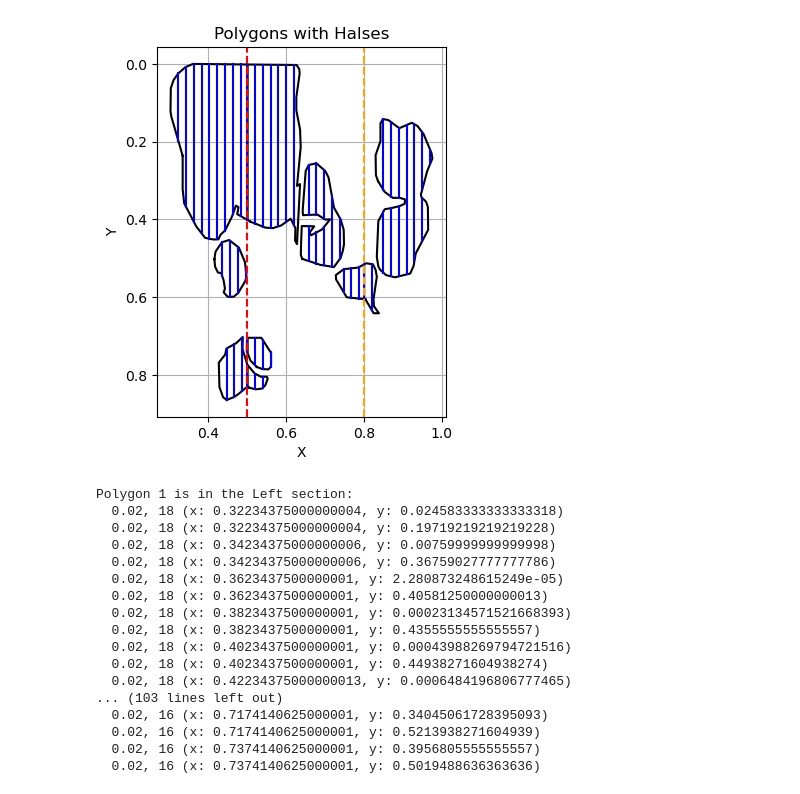
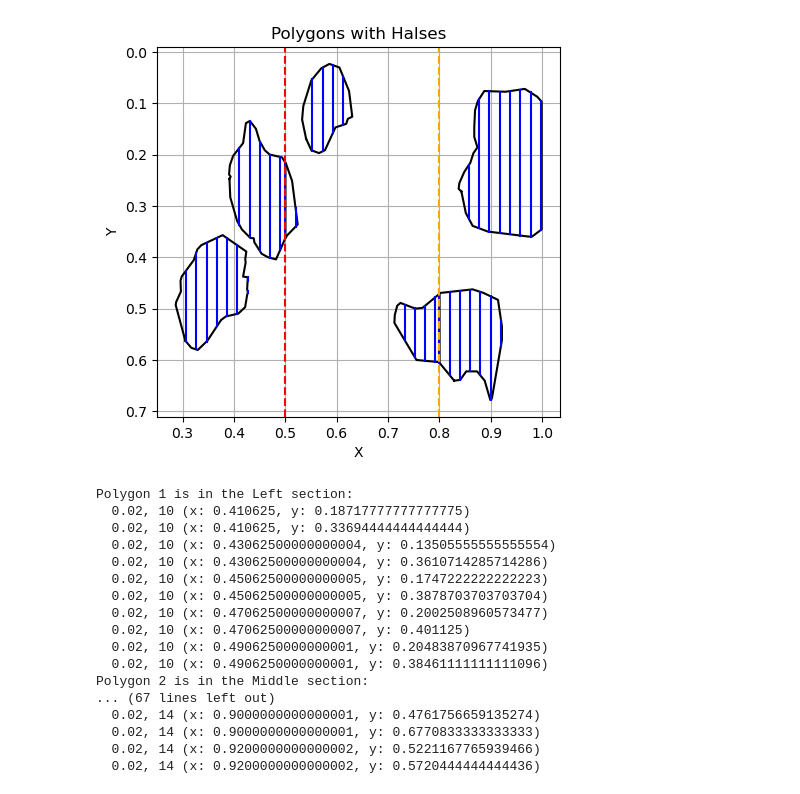
Before and after one commit to Henkanofu/NN_gals, a Jupyter notebook: galsold.ipynb, the cells around one changed output. Cells and saved outputs as stored; diff of their text form; code cells hidden in the pictures.

```diff
--- a/galsold.ipynb
+++ b/galsold.ipynb
@@ -123,49 +123,49 @@ def print_polygon_info(polygons, spacing):
         num_points = 0
         coordinates = []  # Список для хранения координат
 
         for line in halses:
             x_coords = line.xy[0]
             y_coords = line.xy[1]
             num_points += len(x_coords)
             coordinates.extend(zip(x_coords, y_coords))  # Добавляем пары (x, y)
 
         section = determine_polygon_section(polygon)  # Определяем секцию полигона
 
         print(f"Polygon {i + 1} is in the {section} section:")
         for x, y in coordinates:
             print(f"  {spacing}, {num_points} (x: {x}, y: {y})")
 
 # Укажите путь к вашему файлу
-file_path = '.ipynb_checkpoints/PrujectNN/example_lables/f1_2463_jpg.rf.1f525ea57fc7ac4501a54f915a85f3f9.txt'
+file_path = '.ipynb_checkpoints/PrujectNN/example_lables/f2_150_jpg.rf.3b9c8f231bbd0024ddf48f1b687c9e8e.txt'
 polygons = parse_data(file_path)
 
 # Разделяем полигоны
 split_polygons = []
 for polygon in polygons:
     split_polygons.extend(split_polygon(polygon))
 
 # Визуализация с галсами
 spacing = 0.02  # Расстояние между галсами
 plot_polygons_with_halses(split_polygons, spacing)
 
 # Вывод информации о полигонах
 print_polygon_info(split_polygons, spacing)
 # %% [output]
-[figure, old version]
+[figure, new version]
 Polygon 1 is in the Left section:
-  0.02, 18 (x: 0.32234375000000004, y: 0.024583333333333318)
-  0.02, 18 (x: 0.32234375000000004, y: 0.19719219219219228)
-  0.02, 18 (x: 0.34234375000000006, y: 0.00759999999999998)
-  0.02, 18 (x: 0.34234375000000006, y: 0.36759027777777786)
-  0.02, 18 (x: 0.3623437500000001, y: 2.280873248615249e-05)
-  0.02, 18 (x: 0.3623437500000001, y: 0.40581250000000013)
-  0.02, 18 (x: 0.3823437500000001, y: 0.00023134571521668393)
-  0.02, 18 (x: 0.3823437500000001, y: 0.4355555555555557)
-  0.02, 18 (x: 0.4023437500000001, y: 0.00043988269794721516)
-  0.02, 18 (x: 0.4023437500000001, y: 0.44938271604938274)
-  0.02, 18 (x: 0.42234375000000013, y: 0.0006484196806777465)
-... (103 lines left out)
-  0.02, 16 (x: 0.7174140625000001, y: 0.34045061728395093)
-  0.02, 16 (x: 0.7174140625000001, y: 0.5213938271604939)
-  0.02, 16 (x: 0.7374140625000001, y: 0.3956805555555557)
-  0.02, 16 (x: 0.7374140625000001, y: 0.5019488636363636)
+  0.02, 10 (x: 0.410625, y: 0.18717777777777775)
+  0.02, 10 (x: 0.410625, y: 0.33694444444444444)
+  0.02, 10 (x: 0.43062500000000004, y: 0.13505555555555554)
+  0.02, 10 (x: 0.43062500000000004, y: 0.3610714285714286)
+  0.02, 10 (x: 0.45062500000000005, y: 0.1747222222222223)
+  0.02, 10 (x: 0.45062500000000005, y: 0.3878703703703704)
+  0.02, 10 (x: 0.47062500000000007, y: 0.2002508960573477)
+  0.02, 10 (x: 0.47062500000000007, y: 0.401125)
+  0.02, 10 (x: 0.4906250000000001, y: 0.20483870967741935)
+  0.02, 10 (x: 0.4906250000000001, y: 0.38461111111111096)
+Polygon 2 is in the Middle section:
+... (67 lines left out)
+  0.02, 14 (x: 0.9000000000000001, y: 0.4761756659135274)
+  0.02, 14 (x: 0.9000000000000001, y: 0.6770833333333333)
+  0.02, 14 (x: 0.9200000000000002, y: 0.5221167765939466)
+  0.02, 14 (x: 0.9200000000000002, y: 0.5720444444444436)
```
Also changed, not shown: 2 other files.
